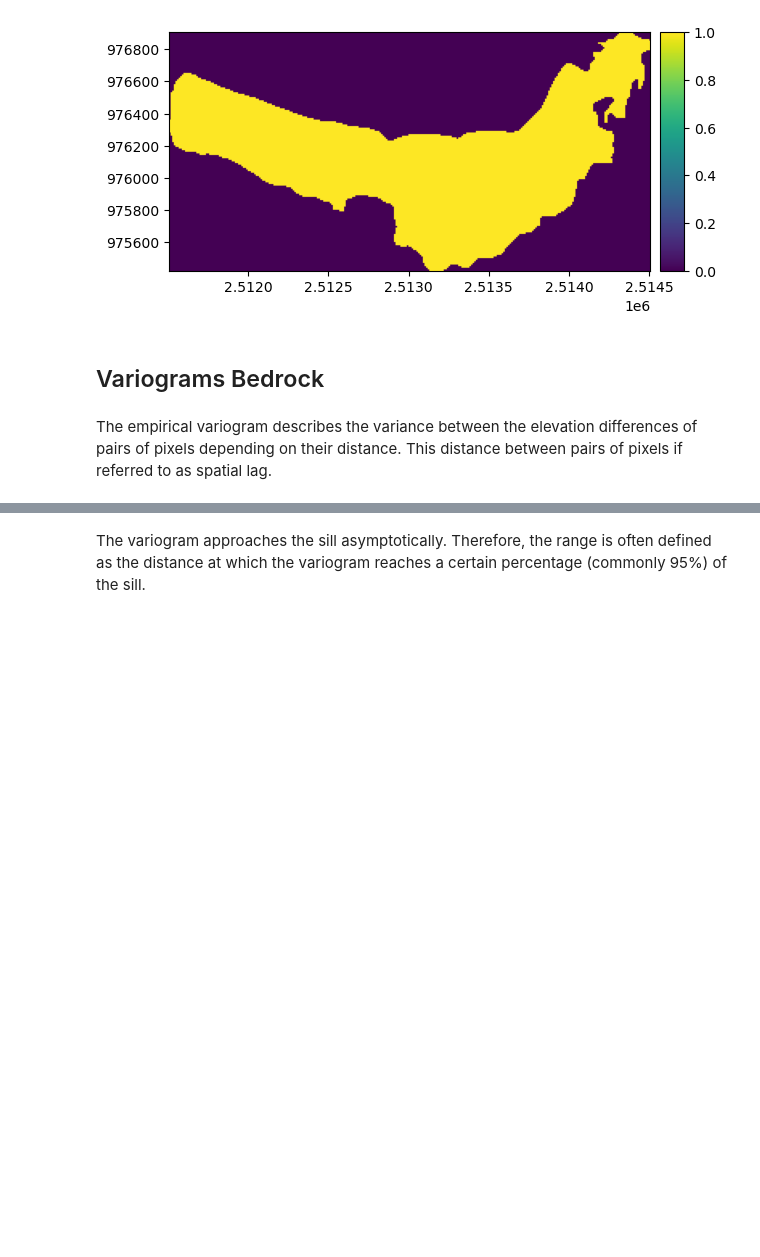
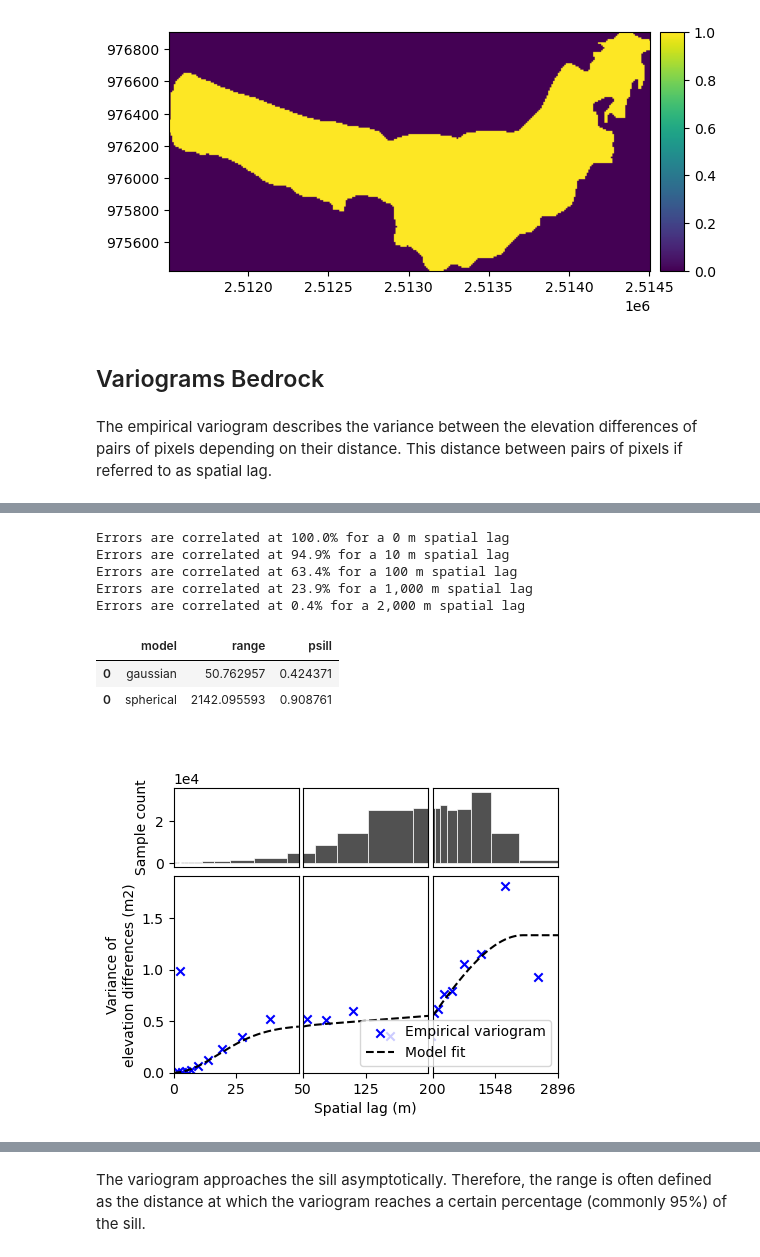
Before and after one commit to christopheogier/bonne_pierre_hydraulic_barriers, a Jupyter notebook: notebooks/DEM_handling.ipynb, the cells around one changed output, grey strips where cells are left out. Cells and saved outputs as stored; diff of their text form; code cells hidden in the pictures; blank space fills up the shorter version.

```diff
--- a/notebooks/DEM_handling.ipynb
+++ b/notebooks/DEM_handling.ipynb
@@ -107,0 +65,7 @@ xdem.spatialstats.plot_variogram(
+# %%
+bed_err_all_std = xdem.DEM("/scratch-3/cogier/data/BonnePierre_input/WWFS_input/bedrock_std_1m.tif")
+bed_err_all_plus = xdem.DEM("/scratch-3/cogier/data/BonnePierre_input/WWFS_input/bedrock_err_plus_1m.tif")
+bed_gpr_plus = xdem.DEM("/scratch-3/cogier/data/BonnePierre_input/WWFS_input/bed_err_plus_gpr5m_1m.tif")
+bed_glate_plus = xdem.DEM("/scratch-3/cogier/data/BonnePierre_input/WWFS_input/bed_err_plus_interpolation_1m.tif")
+bed_err_all_std.plot()
+bed_err_all_std.info()
@@ -108,3 +88,51 @@ xdem.spatialstats.plot_variogram(
+# %%
+# Assuming ice_thickness is a xdem.DEM and others are xdem.DEMs aligned on same grid
+thickness = xdem.DEM("/scratch-3/cogier/data/BonnePierre_input/WWFS_input/ice_thickness_2024_november_glate.tif")
+unstable_mask = thickness.data > 0
+
+# Invert to get stable terrain
+stable_mask = ~unstable_mask
+
+(
+    df_empirical_variogram,
+    df_model_params,
+    spatial_corr_function,
+) = xdem.spatialstats.infer_spatial_correlation_from_stable(
+    dvalues=bed_err_all_std,
+    list_models=["Gaussian", "Spherical"],
+    stable_mask=stable_mask,
+    random_state=42
+)
+
+df_empirical_variogram
+for spatial_lag in [0, 10, 100, 1000,2000]:
+    print(
+        "Errors are correlated at {:.1f}% for a {:,.0f} m spatial lag".format(
+            spatial_corr_function(spatial_lag) * 100, spatial_lag
+        )
+    )
+
+xdem.spatialstats.plot_variogram(
+    df=df_empirical_variogram,
+    list_fit_fun=[xdem.spatialstats.get_variogram_model_func(df_model_params)],
+    xlabel="Spatial lag (m)",
+    ylabel="Variance of\nelevation differences (m2)",
+    xscale_range_split=[50,200]
+)
+
+func = xdem.spatialstats.get_variogram_model_func(df_model_params)
+
+df_model_params
+# %% [output]
+Errors are correlated at 100.0% for a 0 m spatial lag
+Errors are correlated at 94.9% for a 10 m spatial lag
+Errors are correlated at 63.4% for a 100 m spatial lag
+Errors are correlated at 23.9% for a 1,000 m spatial lag
+Errors are correlated at 0.4% for a 2,000 m spatial lag
+|  | model | range | psill |
+| 0 | gaussian | 50.762957 | 0.424371 |
+| 0 | spherical | 2142.095593 | 0.908761 |
+[figure, added]
 # %%
 xdem.spatialstats.plot_variogram(df_empirical_variogram, xscale="log")
 # %% [output]
```
Also changed, not shown: parts of 15 cells of this notebook, 2 other files.
